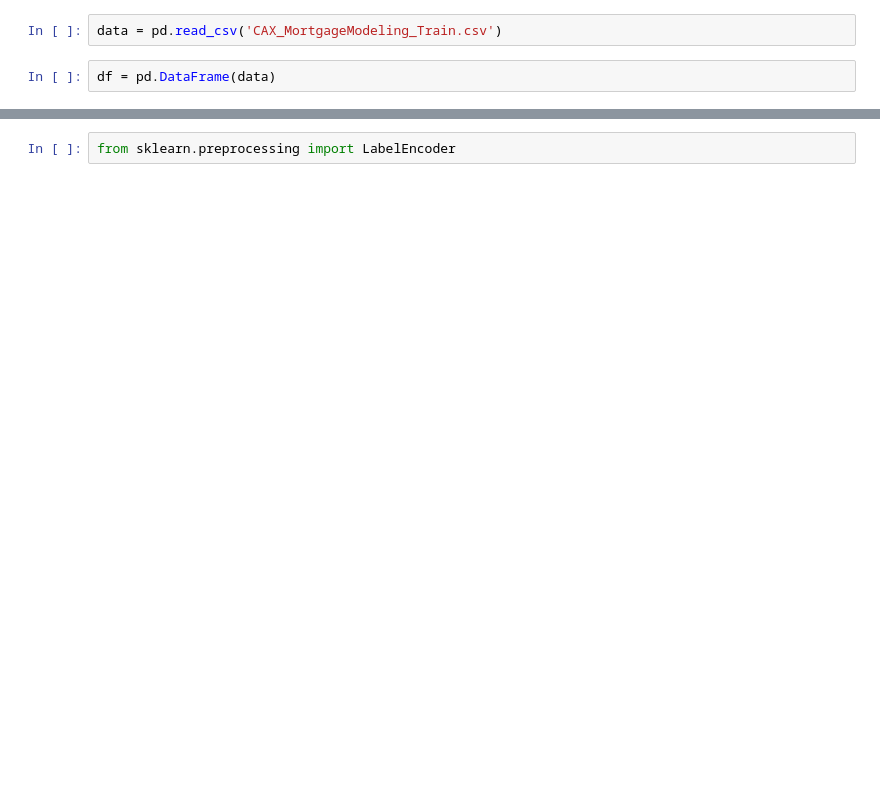
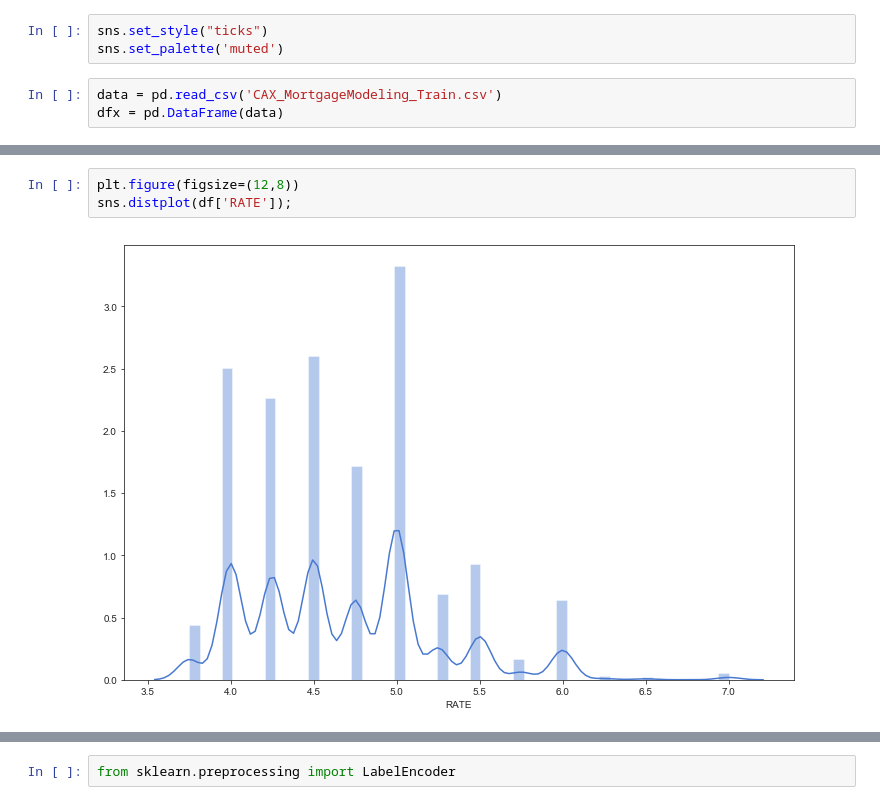
Before and after one commit to maks-p/cax_mortgage, a Jupyter notebook: data_scrub_eda.ipynb, the cells around one changed output, grey strips where cells are left out. Drawn from its saved outputs; the diff is of its cells as text; blank space fills up the shorter version.

```diff
--- a/data_scrub_eda.ipynb
+++ b/data_scrub_eda.ipynb
@@ -4,4 +6,6 @@ import numpy as np
+# %%
+sns.set_style("ticks")
+sns.set_palette('muted')
 # %%
 data = pd.read_csv('CAX_MortgageModeling_Train.csv')
+dfx = pd.DataFrame(data)
-# %%
-df = pd.DataFrame(data)
@@ -7,0 +111,5 @@ df = pd.DataFrame(data)
+# %%
+plt.figure(figsize=(12,8))
+sns.distplot(df['RATE']);
+# %% [output]
+[figure, added]
```
Also changed, not shown: parts of 107 cells of this notebook, 2 other files.
